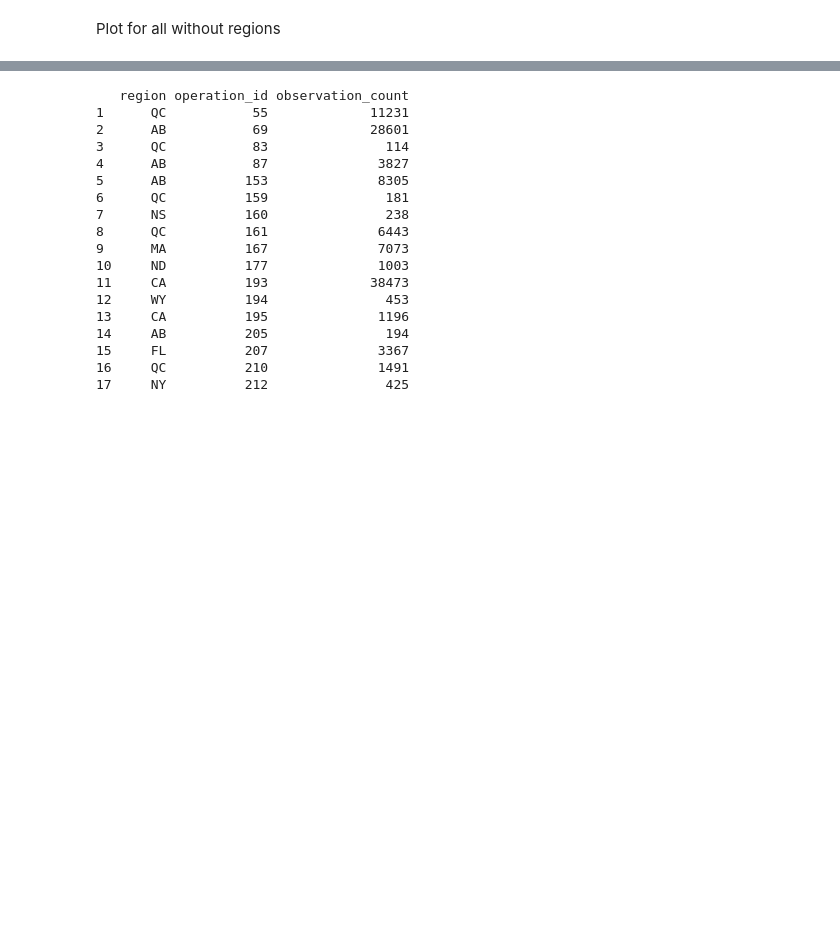
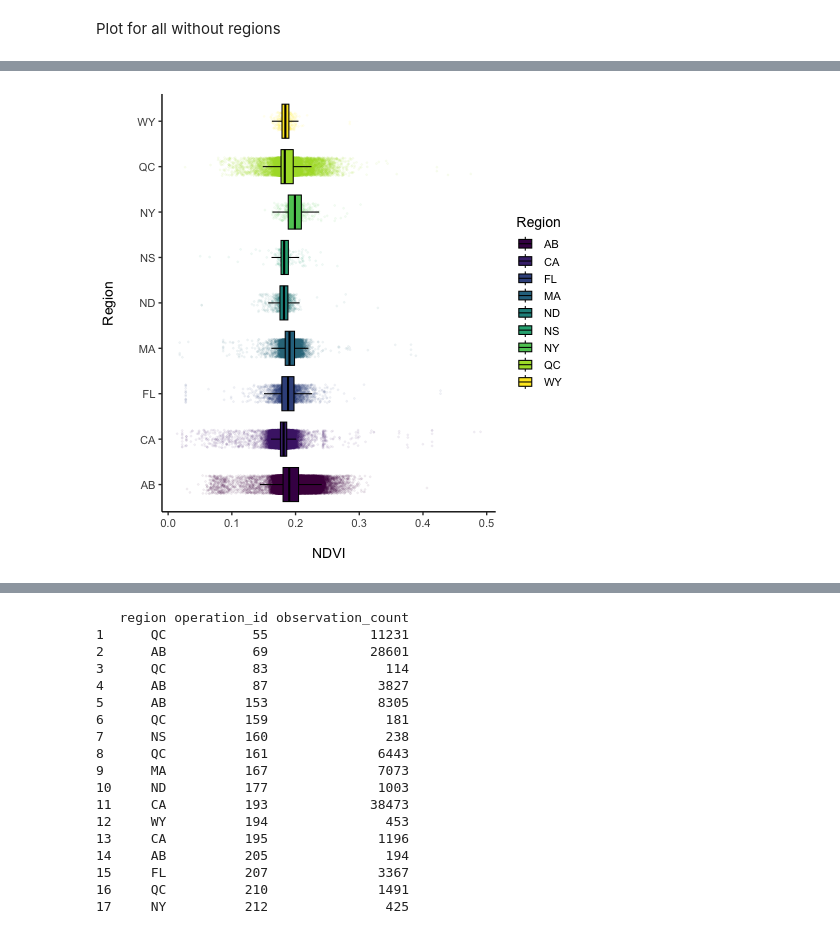
Before and after one commit to Nectar-Technologies/ledge-nectar, a Jupyter notebook: aqi/notebooks/04_plot_GLMM.ipynb, the cells around one changed output, grey strips where cells are left out. Saved outputs shown, nothing was run; the diff lists cells and outputs as text; code cells hidden in the pictures; blank space fills up the shorter version.

```diff
--- a/aqi/notebooks/04_plot_GLMM.ipynb
+++ b/aqi/notebooks/04_plot_GLMM.ipynb
@@ -888,0 +1012,3 @@ p7
+# %%
+%%R
+plot_data <- filtered_data[,.(operation_id, o3_average, aqhi_average, ndvi_average, region, season)]
@@ -888,0 +1032,30 @@ p7
+# %%
+%%R
+p9 <- ggplot() +
+  geom_point(
+    data = plot_data, aes(x = region, y = ndvi_average, color = region),
+    alpha = 0.05,
+    size = 1,
+    shape = 20,
+    position = position_jitter(width = 0.2)
+    ) +
+  geom_boxplot(
+    data = plot_data,
+    aes(x = region, y = ndvi_average, fill = region),
+    color = "black",
+    outlier.shape = NA
+  ) +
+  scale_color_viridis(discrete = TRUE) +
+  scale_fill_viridis(discrete = TRUE) +
+  theme_classic(base_size = 14) +
+  labs(
+    x = "Region\n",
+    y = "\nNDVI",
+    color = "Region",
+    fill = "Region"
+  ) +
+  coord_flip()
+
+p9
+# %% [output]
+[figure, added]
```
Also changed, not shown: parts of 34 cells of this notebook.
